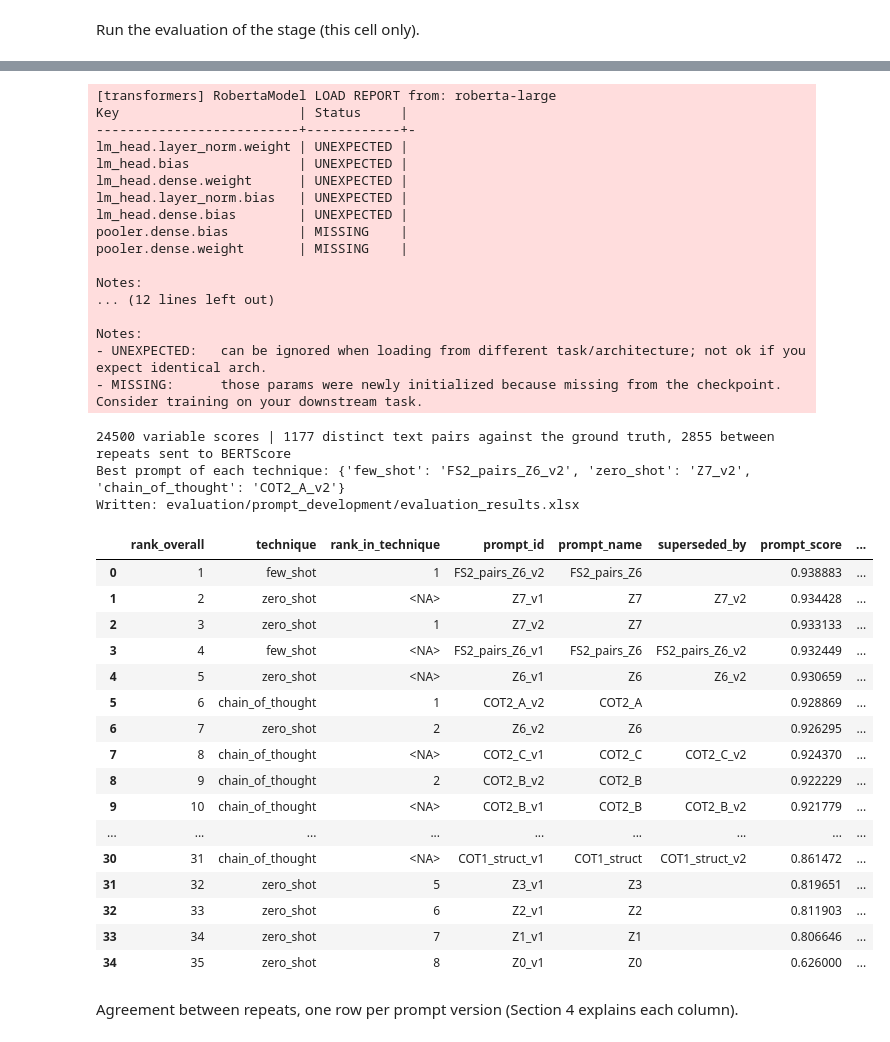
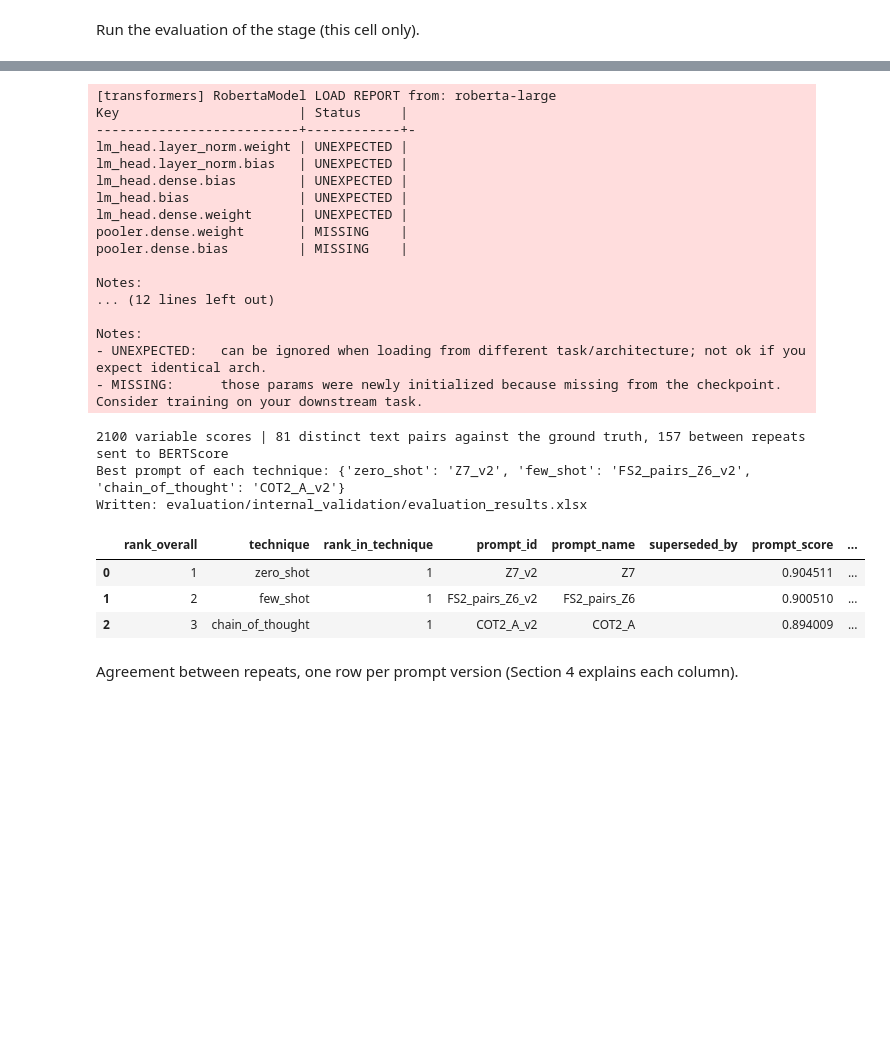
Before and after one commit to prerna-roy/dissertation, a Jupyter notebook: evaluation_pipeline_final.ipynb, the cells around one changed output, grey strips where cells are left out. Cells and saved outputs as stored; diff of their text form; code cells hidden in the pictures; blank space fills up the shorter version.

Commit message:
internal validation evaluation

```diff
--- a/evaluation_pipeline_final.ipynb
+++ b/evaluation_pipeline_final.ipynb
@@ -1159,7 +1159,7 @@ def run_stage_evaluation(stage: str) -> dict:
 # %% [markdown]
 Run the evaluation of the stage (this cell only).
 # %%
-STAGE = "prompt_development"   # change to "internal_validation" after the internal validation run
+STAGE = "internal_validation"   # "prompt_development" for the prompt development set, "internal_validation" for the internal validation set
 results = run_stage_evaluation(STAGE)
 results["ranking"]
 # %% [output]
@@ -1183,40 +1173,27 @@ prompt_development: 5 reports with ground truth | reports without any trial: non
 [transformers] RobertaModel LOAD REPORT from: roberta-large
 Key                       | Status     |
 --------------------------+------------+-
 lm_head.layer_norm.weight | UNEXPECTED |
+lm_head.layer_norm.bias   | UNEXPECTED |
+lm_head.dense.bias        | UNEXPECTED |
 lm_head.bias              | UNEXPECTED |
 lm_head.dense.weight      | UNEXPECTED |
-lm_head.layer_norm.bias   | UNEXPECTED |
-lm_head.dense.bias        | UNEXPECTED |
+pooler.dense.weight       | MISSING    |
 pooler.dense.bias         | MISSING    |
-pooler.dense.weight       | MISSING    |
 
 Notes:
 ... (12 lines left out)
 
 Notes:
 - UNEXPECTED:   can be ignored when loading from different task/architecture; not ok if you expect identical arch.
 - MISSING:      those params were newly initialized because missing from the checkpoint. Consider training on your downstream task.
-24500 variable scores | 1177 distinct text pairs against the ground truth, 2855 between repeats sent to BERTScore
-Best prompt of each technique: {'few_shot': 'FS2_pairs_Z6_v2', 'zero_shot': 'Z7_v2', 'chain_of_thought': 'COT2_A_v2'}
-Written: evaluation/prompt_development/evaluation_results.xlsx
+2100 variable scores | 81 distinct text pairs against the ground truth, 157 between repeats sent to BERTScore
+Best prompt of each technique: {'zero_shot': 'Z7_v2', 'few_shot': 'FS2_pairs_Z6_v2', 'chain_of_thought': 'COT2_A_v2'}
+Written: evaluation/internal_validation/evaluation_results.xlsx
 |  | rank_overall | technique | rank_in_technique | prompt_id | prompt_name | superseded_by | prompt_score | ... |
-| 0 | 1 | few_shot | 1 | FS2_pairs_Z6_v2 | FS2_pairs_Z6 |  | 0.938883 | ... |
-| 1 | 2 | zero_shot | <NA> | Z7_v1 | Z7 | Z7_v2 | 0.934428 | ... |
-| 2 | 3 | zero_shot | 1 | Z7_v2 | Z7 |  | 0.933133 | ... |
-| 3 | 4 | few_shot | <NA> | FS2_pairs_Z6_v1 | FS2_pairs_Z6 | FS2_pairs_Z6_v2 | 0.932449 | ... |
-| 4 | 5 | zero_shot | <NA> | Z6_v1 | Z6 | Z6_v2 | 0.930659 | ... |
-| 5 | 6 | chain_of_thought | 1 | COT2_A_v2 | COT2_A |  | 0.928869 | ... |
-| 6 | 7 | zero_shot | 2 | Z6_v2 | Z6 |  | 0.926295 | ... |
-| 7 | 8 | chain_of_thought | <NA> | COT2_C_v1 | COT2_C | COT2_C_v2 | 0.924370 | ... |
-| 8 | 9 | chain_of_thought | 2 | COT2_B_v2 | COT2_B |  | 0.922229 | ... |
-| 9 | 10 | chain_of_thought | <NA> | COT2_B_v1 | COT2_B | COT2_B_v2 | 0.921779 | ... |
-| ... | ... | ... | ... | ... | ... | ... | ... | ... |
-| 30 | 31 | chain_of_thought | <NA> | COT1_struct_v1 | COT1_struct | COT1_struct_v2 | 0.861472 | ... |
-| 31 | 32 | zero_shot | 5 | Z3_v1 | Z3 |  | 0.819651 | ... |
-| 32 | 33 | zero_shot | 6 | Z2_v1 | Z2 |  | 0.811903 | ... |
-| 33 | 34 | zero_shot | 7 | Z1_v1 | Z1 |  | 0.806646 | ... |
-| 34 | 35 | zero_shot | 8 | Z0_v1 | Z0 |  | 0.626000 | ... |
+| 0 | 1 | zero_shot | 1 | Z7_v2 | Z7 |  | 0.904511 | ... |
+| 1 | 2 | few_shot | 1 | FS2_pairs_Z6_v2 | FS2_pairs_Z6 |  | 0.900510 | ... |
+| 2 | 3 | chain_of_thought | 1 | COT2_A_v2 | COT2_A |  | 0.894009 | ... |
 # %% [markdown]
 Agreement between repeats, one row per prompt version (Section 4 explains each column).
 # %%
```
Also changed, not shown: parts of 6 cells of this notebook.
